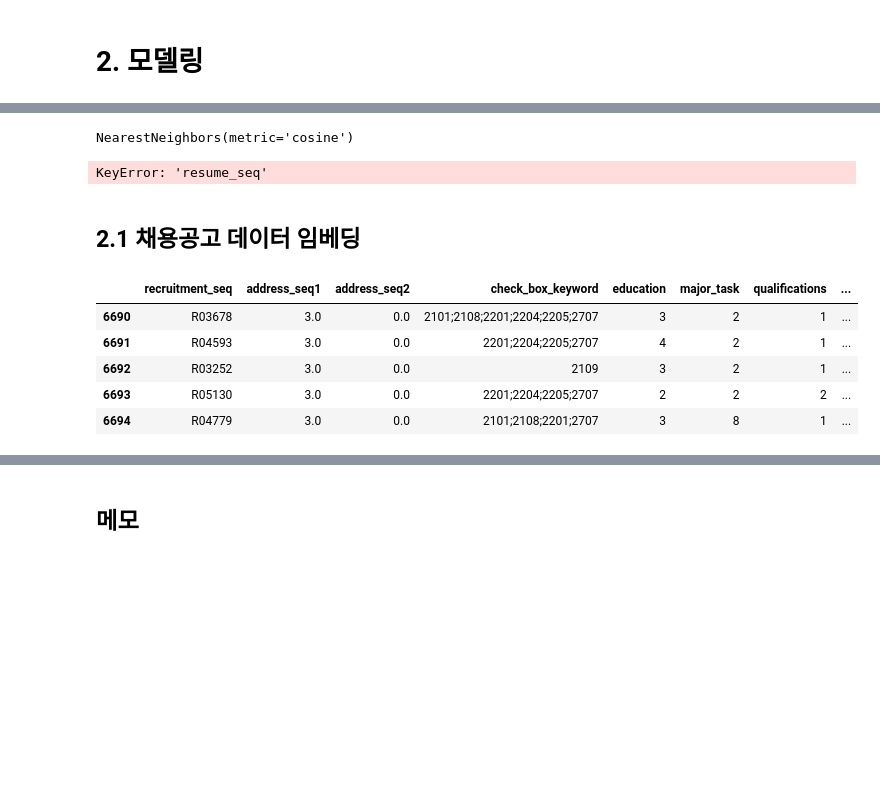
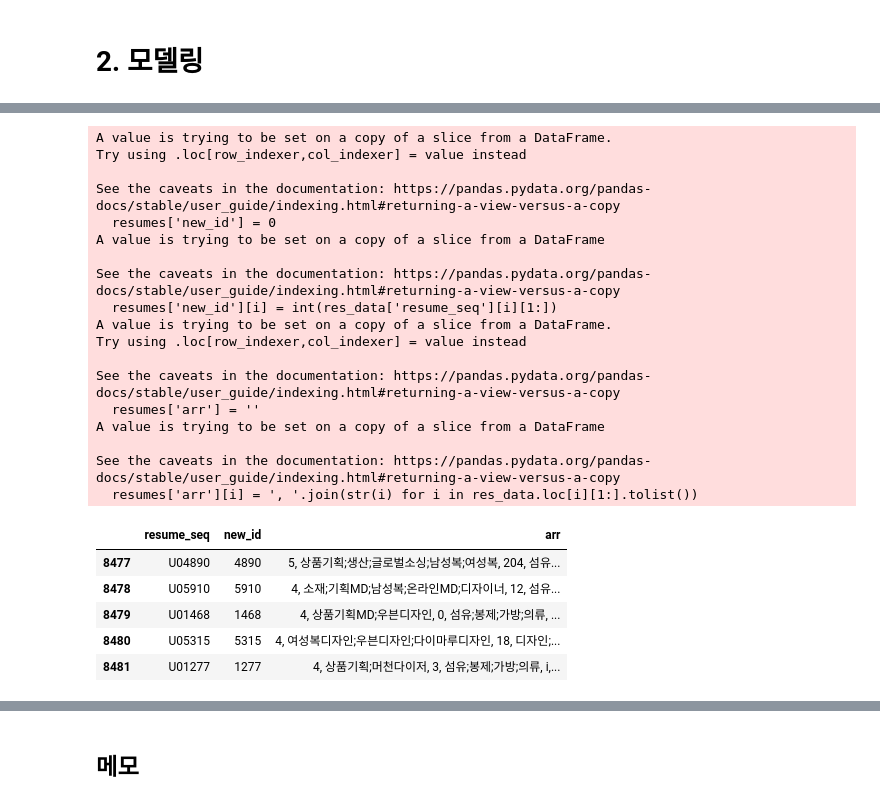
Before and after one commit to Kim-SeongSu/Dacon_Kookmin_University, a Jupyter notebook: kookmin_ai.ipynb, the cells around one changed output, grey strips where cells are left out. Saved outputs shown, nothing was run; the diff lists cells and outputs as text; code cells hidden in the pictures; blank space fills up the shorter version.

```diff
--- a/kookmin_ai.ipynb
+++ b/kookmin_ai.ipynb
@@ -891,19 +865,0 @@ job_postings.head(1)
-# %%
-# 필요한 특성 선택 및 결측치 처리
-resumes = resumes[['degree', 'career_month', 'hope_salary_group','univ_type_seq1','univ_type_seq2','univ_major_type','univ_score_group','language_rank']]
-# job_postings = job_postings[['recruitment_seq', 'address_seq1', 'address_seq2','education','major_task','qualifications','company_type_seq','supply_kind','employee']]
-
-
-
-# # 이력서와 채용공고 데이터를 합침
-# merged_data = pd.merge(resumes, job_postings, how='cross')
-
-# # 유사도 행렬 계산
-# similarity_matrix = cosine_similarity(merged_data, merged_data)
-similarity_matrix = cosine_similarity(resumes, resumes)
-
-# Nearest Neighbors 모델을 생성
-knn = NearestNeighbors(n_neighbors=5, metric='cosine')
-knn.fit(similarity_matrix)
-# %% [output]
-NearestNeighbors(metric='cosine')
@@ -923,19 +866,40 @@ def get_similar_candidates(user_id):
-# %%
-similar_candidates = get_similar_candidates(123)  # 123은 구직자의 이력서 id입니다
-print(similar_candidates)
-# %% [output]
-KeyError: 'resume_seq'
-# %% [markdown]
-## 2.1 채용공고 데이터 임베딩
-# %%
-# 데이터 불러오기 및 확인
-rec_data = pd.read_csv("./data/pre-processed_data/rec_data.csv", index_col=0)
-rec_data.tail(5)
-# %% [output]
-|  | recruitment_seq | address_seq1 | address_seq2 | check_box_keyword | education | major_task | qualifications | ... |
-| 6690 | R03678 | 3.0 | 0.0 | 2101;2108;2201;2204;2205;2707 | 3 | 2 | 1 | ... |
-| 6691 | R04593 | 3.0 | 0.0 | 2201;2204;2205;2707 | 4 | 2 | 1 | ... |
-| 6692 | R03252 | 3.0 | 0.0 | 2109 | 3 | 2 | 1 | ... |
-| 6693 | R05130 | 3.0 | 0.0 | 2201;2204;2205;2707 | 2 | 2 | 2 | ... |
-| 6694 | R04779 | 3.0 | 0.0 | 2101;2108;2201;2707 | 3 | 8 | 1 | ... |
+# %%
+# 이력서 새로운 id 부여
+resumes = res_data[['resume_seq']]
+
+resumes['new_id'] = 0
+for i in range(len(resumes)):
+    resumes['new_id'][i] = int(res_data['resume_seq'][i][1:])
+
+# 모든 데이터를 합친 문자열 데이터 입력
+resumes['arr'] = ''
+for i in range(len(res_data)):
+    resumes['arr'][i] = ', '.join(str(i) for i in res_data.loc[i][1:].tolist())
+
+resumes.tail(5)
+# %% [output]
+A value is trying to be set on a copy of a slice from a DataFrame.
+Try using .loc[row_indexer,col_indexer] = value instead
+
+See the caveats in the documentation: https://pandas.pydata.org/pandas-docs/stable/user_guide/indexing.html#returning-a-view-versus-a-copy
+  resumes['new_id'] = 0
+A value is trying to be set on a copy of a slice from a DataFrame
+
+See the caveats in the documentation: https://pandas.pydata.org/pandas-docs/stable/user_guide/indexing.html#returning-a-view-versus-a-copy
+  resumes['new_id'][i] = int(res_data['resume_seq'][i][1:])
+A value is trying to be set on a copy of a slice from a DataFrame.
+Try using .loc[row_indexer,col_indexer] = value instead
+
+See the caveats in the documentation: https://pandas.pydata.org/pandas-docs/stable/user_guide/indexing.html#returning-a-view-versus-a-copy
+  resumes['arr'] = ''
+A value is trying to be set on a copy of a slice from a DataFrame
+
+See the caveats in the documentation: https://pandas.pydata.org/pandas-docs/stable/user_guide/indexing.html#returning-a-view-versus-a-copy
+  resumes['arr'][i] = ', '.join(str(i) for i in res_data.loc[i][1:].tolist())
+|  | resume_seq | new_id | arr |
+| 8477 | U04890 | 4890 | 5, 상품기획;생산;글로벌소싱;남성복;여성복, 204, 섬유... |
+| 8478 | U05910 | 5910 | 4, 소재;기획MD;남성복;온라인MD;디자이너, 12, 섬유... |
+| 8479 | U01468 | 1468 | 4, 상품기획MD;우븐디자인, 0, 섬유;봉제;가방;의류, ... |
+| 8480 | U05315 | 5315 | 4, 여성복디자인;우븐디자인;다이마루디자인, 18, 디자인;... |
+| 8481 | U01277 | 1277 | 4, 상품기획;머천다이저, 3, 섬유;봉제;가방;의류, i,... |
 # %%
```
Also changed, not shown: parts of 20 cells of this notebook.
